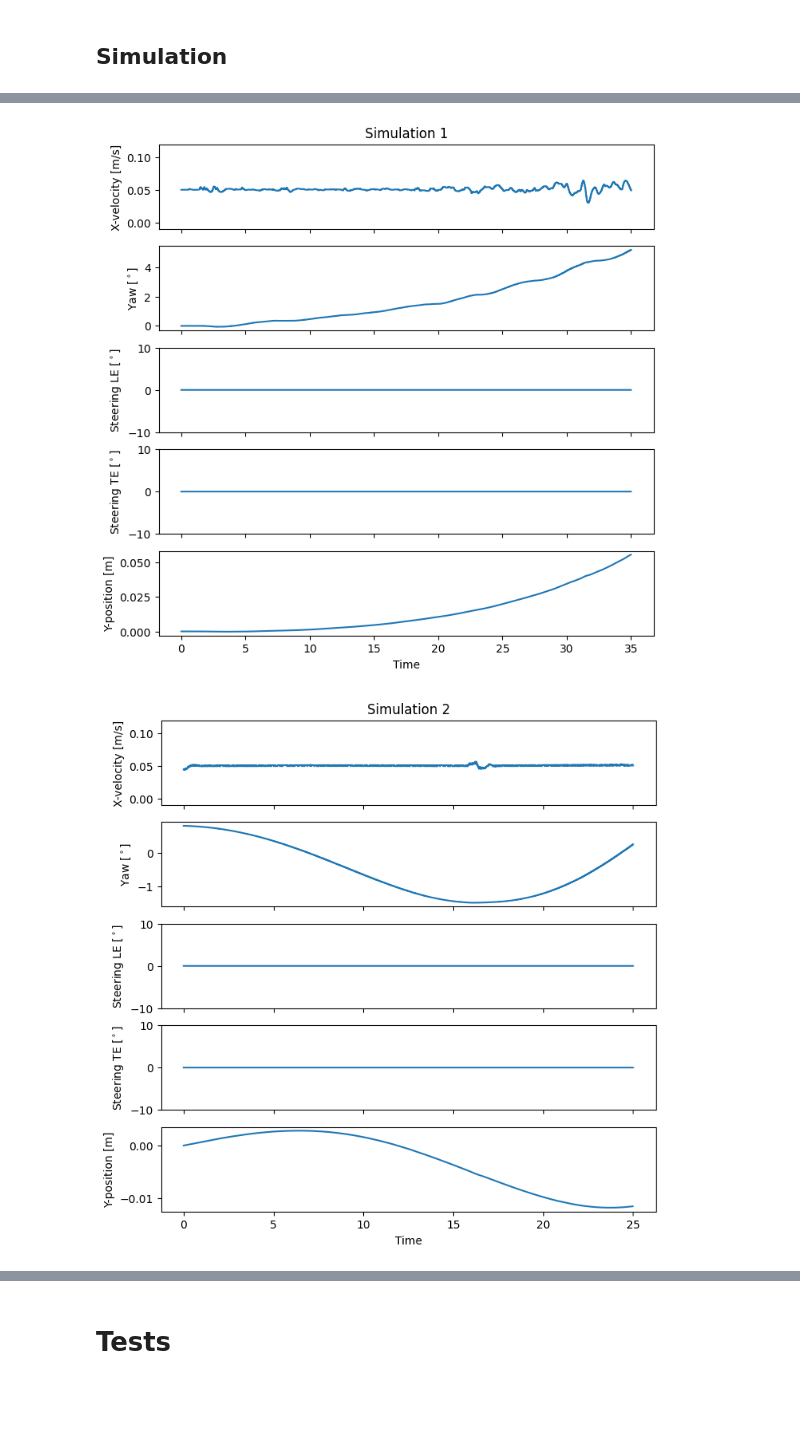
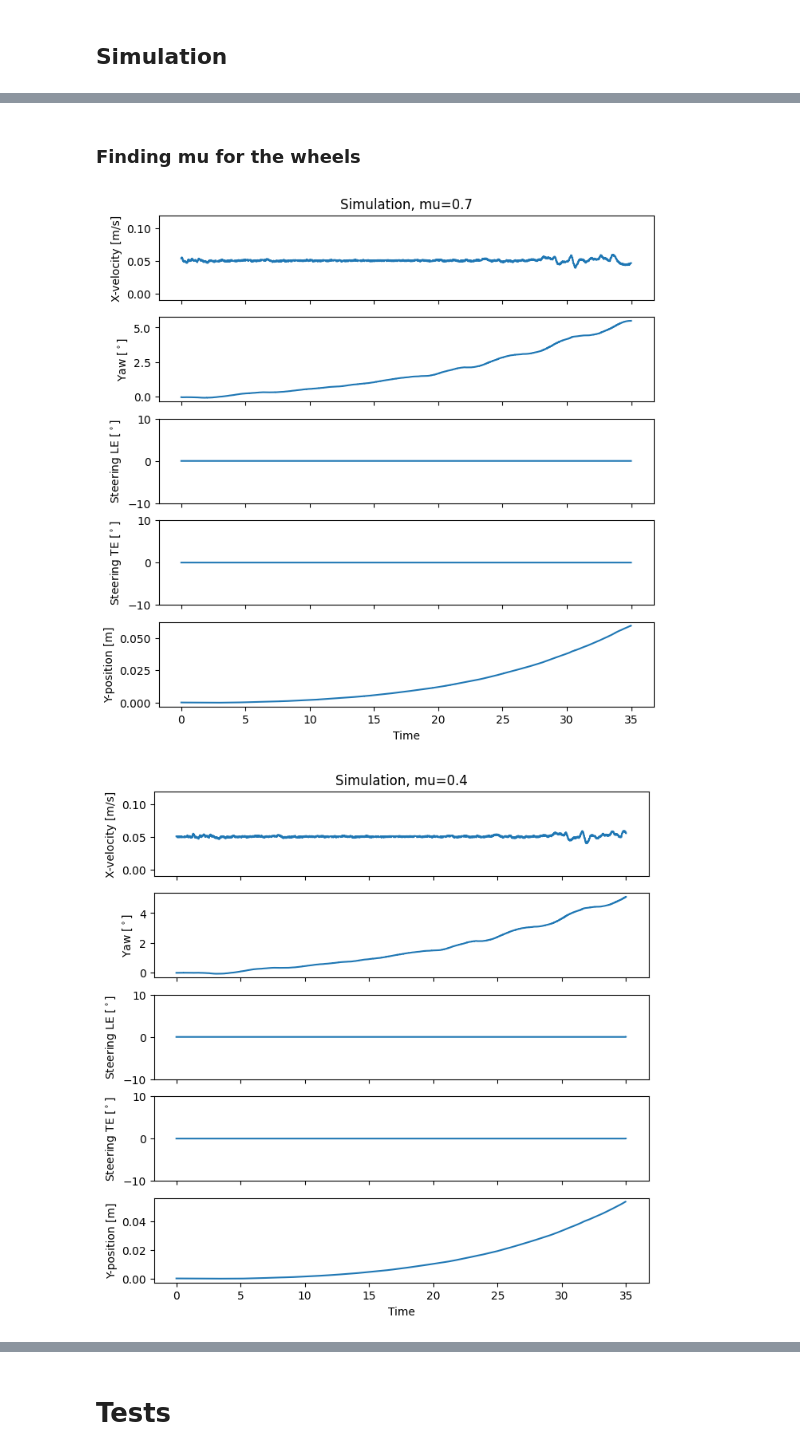
Before and after one commit to robotengineer123/RR-RobotSim, a Jupyter notebook: dataprocessing.ipynb, the cells around one changed output, grey strips where cells are left out. Saved outputs shown, nothing was run; the diff lists cells and outputs as text; code cells hidden in the pictures; blank space fills up the shorter version.

```diff
--- a/dataprocessing.ipynb
+++ b/dataprocessing.ipynb
@@ -51,14 +51,15 @@ def df_sim(bag_name):
 
     return df_vel, df_yaw, df_odom, df_joint
 
-n_sims = 2
+n_sims = 4
 
-df_vel_1, df_yaw_1, df_odom_1, df_joint_1 = df_sim('rosbag_sim/2023-05-03-16-13-54.bag')
-df_vel_2, df_yaw_2, df_odom_2, df_joint_2 = df_sim('rosbag_sim/sim2.bag')
+df_vel_1, df_yaw_1, df_odom_1, df_joint_1 = df_sim('rosbag_sim/sim_mu1.bag')
+df_vel_2, df_yaw_2, df_odom_2, df_joint_2 = df_sim('rosbag_sim/sim_mu2.bag')
+df_vel_3, df_yaw_3, df_odom_3, df_joint_3 = df_sim('rosbag_sim/sim_mu3.bag')
+df_vel_4, df_yaw_4, df_odom_4, df_joint_4 = df_sim('rosbag_sim/sim_mu4.bag')
 
-df_vel = [df_vel_1, df_vel_2]
-df_yaw = [df_yaw_1, df_yaw_2]
-df_odom = [df_odom_1, df_odom_2]
-df_joint = [df_joint_1, df_joint_2]
-df_yaw_1
+df_vel = [df_vel_1, df_vel_2, df_vel_3, df_vel_4]
+df_yaw = [df_yaw_1, df_yaw_2, df_yaw_3, df_yaw_4]
+df_odom = [df_odom_1, df_odom_2, df_odom_3, df_odom_4]
+df_joint = [df_joint_1, df_joint_2, df_joint_3, df_joint_4]
 # %% [output]
@@ -102,9 +92,13 @@ def df_plot(df_vel_, df_yaw_, df_odom_, df_joint_, title=''):
     df_joint_deg.plot(ylim=[-10, 10], x='Time', xlabel='Time', y='position_13', ylabel='Steering LE [$^\circ$]', legend=False, ax=axes[2])
     df_joint_deg.plot(ylim=[-10, 10], x='Time', xlabel='Time', y='position_14', ylabel='Steering TE [$^\circ$]', legend=False, ax=axes[3])
     df_odom_.plot(x='Time', xlabel='Time', y='pose.pose.position.y', ylabel='Y-position [m]', legend=False, ax=axes[4])
+# %% [markdown]
+### Finding mu for the wheels
 # %%
+mu_list = [0.7, 0.4, 0.3, 0.35]
+
 for i in range(0, n_sims):
-    df_plot(df_vel[i], df_yaw[i], df_odom[i], df_joint[i], title=f'Simulation {i+1}')
+    df_plot(df_vel[i], df_yaw[i], df_odom[i], df_joint[i], title=f'Simulation, mu={mu_list[i]}')
 # %% [output]
-[figure, old version]
+[figure, new version]
-[figure, old version]
+[figure, new version]
```
Also changed, not shown: parts of 5 cells of this notebook, 1 other file.
